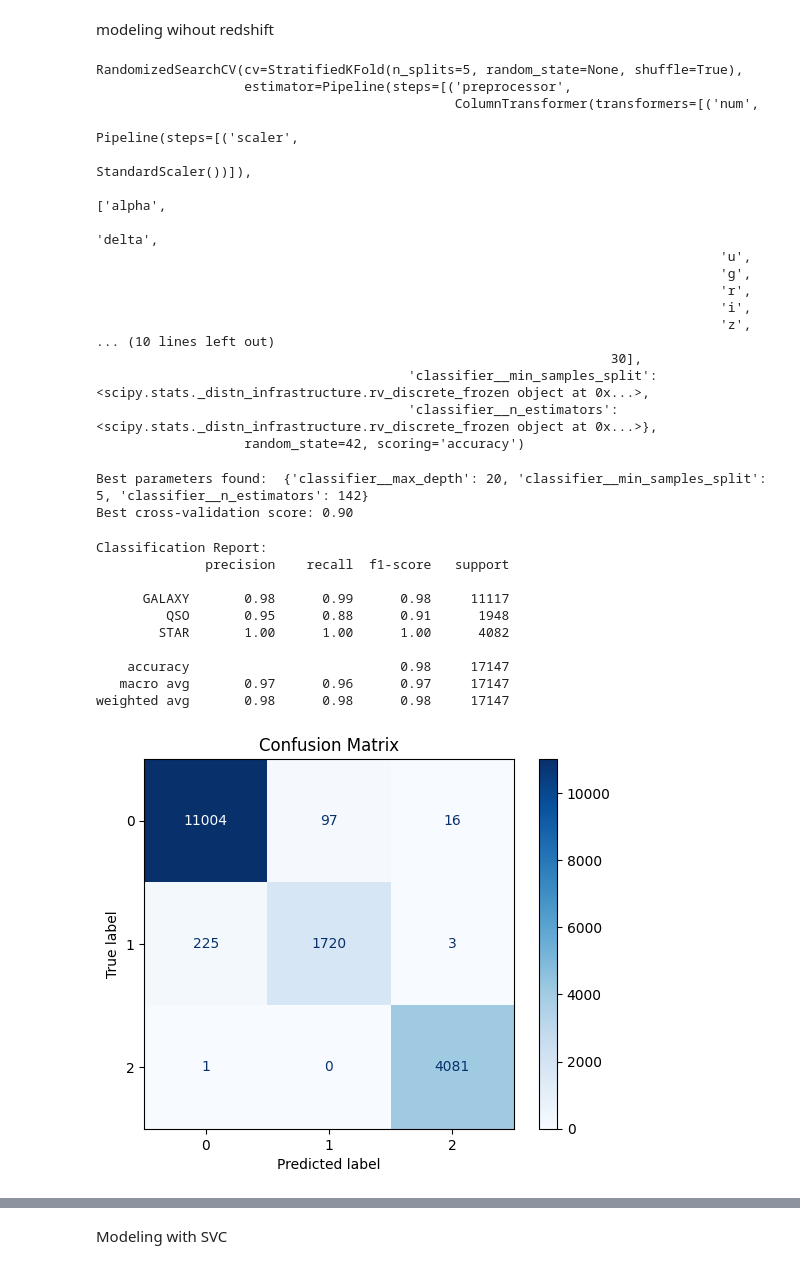
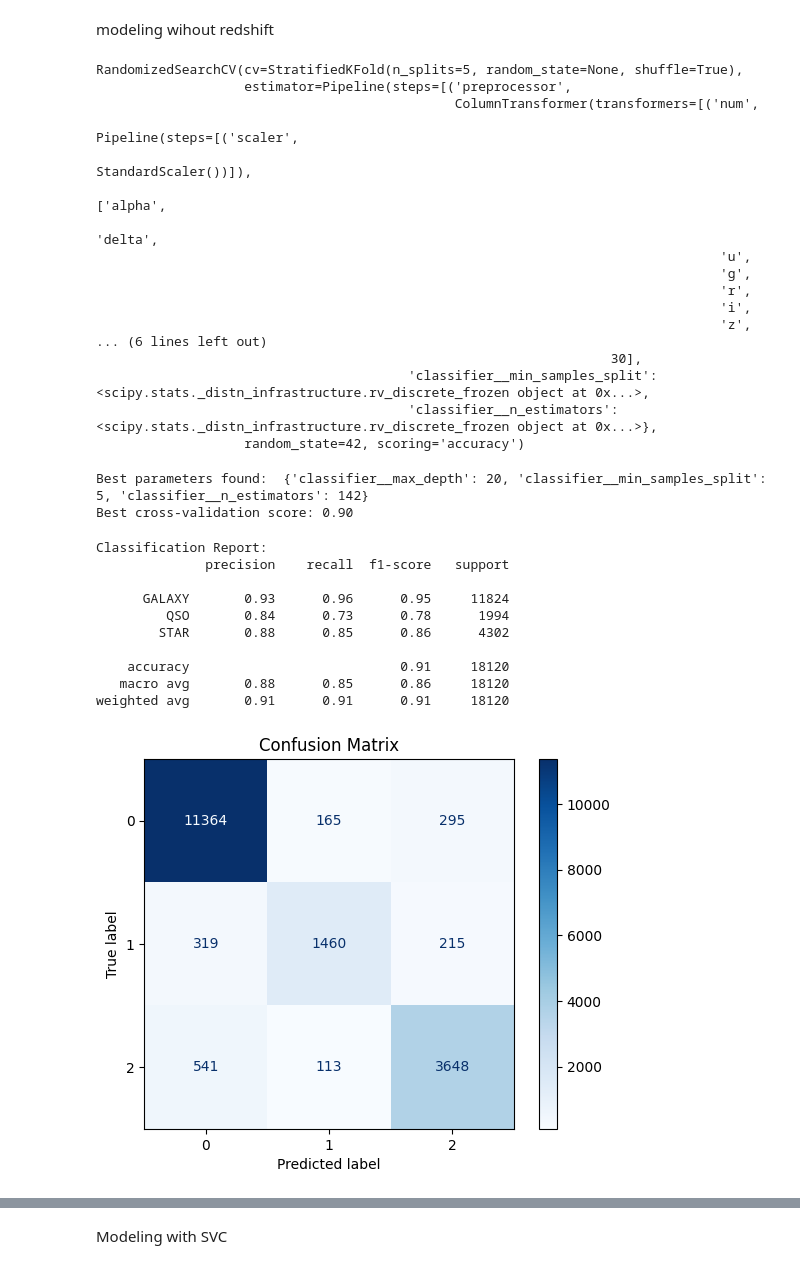
Before and after one commit to Dnsflr/Stellar-Classification, a Jupyter notebook: Stellar-Classification.ipynb, the cells around one changed output, grey strips where cells are left out. Drawn from its saved outputs; the diff is of its cells as text; code cells hidden in the pictures.

```diff
--- a/Stellar-Classification.ipynb
+++ b/Stellar-Classification.ipynb
@@ -381,27 +379,22 @@ plt.show()
 modeling wihout redshift
 # %%
 Stars_df_wr = Stars_df.copy()
-Stars_df_wr = Stars_df[['alpha', 'delta', 'u', 'g', 'r', 'i', 'z', 'plate', 'MJD', 'class']]
+Stars_df_wr = Stars_df.drop(columns='redshift', axis=1)
 
-X = Stars_df_wr.drop(columns='class', axis=1)
-y = Stars_df_wr['class']
+X_wr = Stars_df_wr.drop(columns='class', axis=1)
+y_wr = Stars_df_wr['class']
 
-X_train, X_test, y_train, y_test = train_test_split(X, y, test_size=0.2, stratify=y, random_state=42)
+X_train_wr, X_test_wr, y_train_wr, y_test_wr = train_test_split(X_wr, y_wr, test_size=0.2, stratify=y, random_state=42)
 
-numeric_features = X_train.select_dtypes(include=['number']).columns.tolist()
-categorical_features = X_train.select_dtypes(include=['object', 'category']).columns.tolist()
+numeric_features = X_train_wr.select_dtypes(include=['number']).columns.tolist()
 
 # Scale the numeric features
 numeric_transformer = Pipeline(steps=[('scaler', StandardScaler())])
-
-# One-hot encode the categoricals
-categorical_transformer = Pipeline(steps=[('onehot', OneHotEncoder(handle_unknown='ignore'))])
 
 #Preprocesor
 preprocessor = ColumnTransformer(
     transformers=[
         ('num', numeric_transformer, numeric_features),
-        ('cat', categorical_transformer, categorical_features)
     ]
 )
 
@@ -423,7 +416,7 @@ grid_search = RandomizedSearchCV(
     n_jobs=-1
 )
 
-grid_search.fit(X_train, y_train)
+grid_search.fit(X_train_wr, y_train_wr)
 # %% [output]
 RandomizedSearchCV(cv=StratifiedKFold(n_splits=5, random_state=None, shuffle=True),
                    estimator=Pipeline(steps=[('preprocessor',
@@ -437,7 +430,7 @@ RandomizedSearchCV(cv=StratifiedKFold(n_splits=5, random_state=None, shuffle=Tru
                                                                                 'r',
                                                                                 'i',
                                                                                 'z',
-... (10 lines left out)
+... (6 lines left out)
                                                                   30],
                                         'classifier__min_samples_split': <scipy.stats._distn_infrastructure.rv_discrete_frozen object at 0x...>,
                                         'classifier__n_estimators': <scipy.stats._distn_infrastructure.rv_discrete_frozen object at 0x...>},
@@ -449,27 +442,28 @@ print("Best cross-validation score: {:.2f}".format(grid_search.best_score_))
 Best parameters found:  {'classifier__max_depth': 20, 'classifier__min_samples_split': 5, 'classifier__n_estimators': 142}
 Best cross-validation score: 0.90
 # %%
+y_pred = grid_search.predict(X_test_wr)
 print("\nClassification Report:")
-print(classification_report(y_test, y_pred))
+print(classification_report(y_test_wr, y_pred))
 # %% [output]
 Classification Report:
               precision    recall  f1-score   support
 
-      GALAXY       0.98      0.99      0.98     11117
-         QSO       0.95      0.88      0.91      1948
-        STAR       1.00      1.00      1.00      4082
+      GALAXY       0.93      0.96      0.95     11824
+         QSO       0.84      0.73      0.78      1994
+        STAR       0.88      0.85      0.86      4302
 
-    accuracy                           0.98     17147
-   macro avg       0.97      0.96      0.97     17147
-weighted avg       0.98      0.98      0.98     17147
+    accuracy                           0.91     18120
+   macro avg       0.88      0.85      0.86     18120
+weighted avg       0.91      0.91      0.91     18120
 # %%
-conf_matrix = confusion_matrix(y_test, y_pred)
+conf_matrix = confusion_matrix(y_test_wr, y_pred)
 disp = ConfusionMatrixDisplay(confusion_matrix=conf_matrix)
 disp.plot(cmap='Blues')
 plt.title('Confusion Matrix')
 plt.show()
 # %% [output]
-[figure, old version]
+[figure, new version]
 # %%
 # Combine numeric and categorical feature names
 feature_names = numeric_features
```
Also changed, not shown: parts of 20 cells of this notebook.
